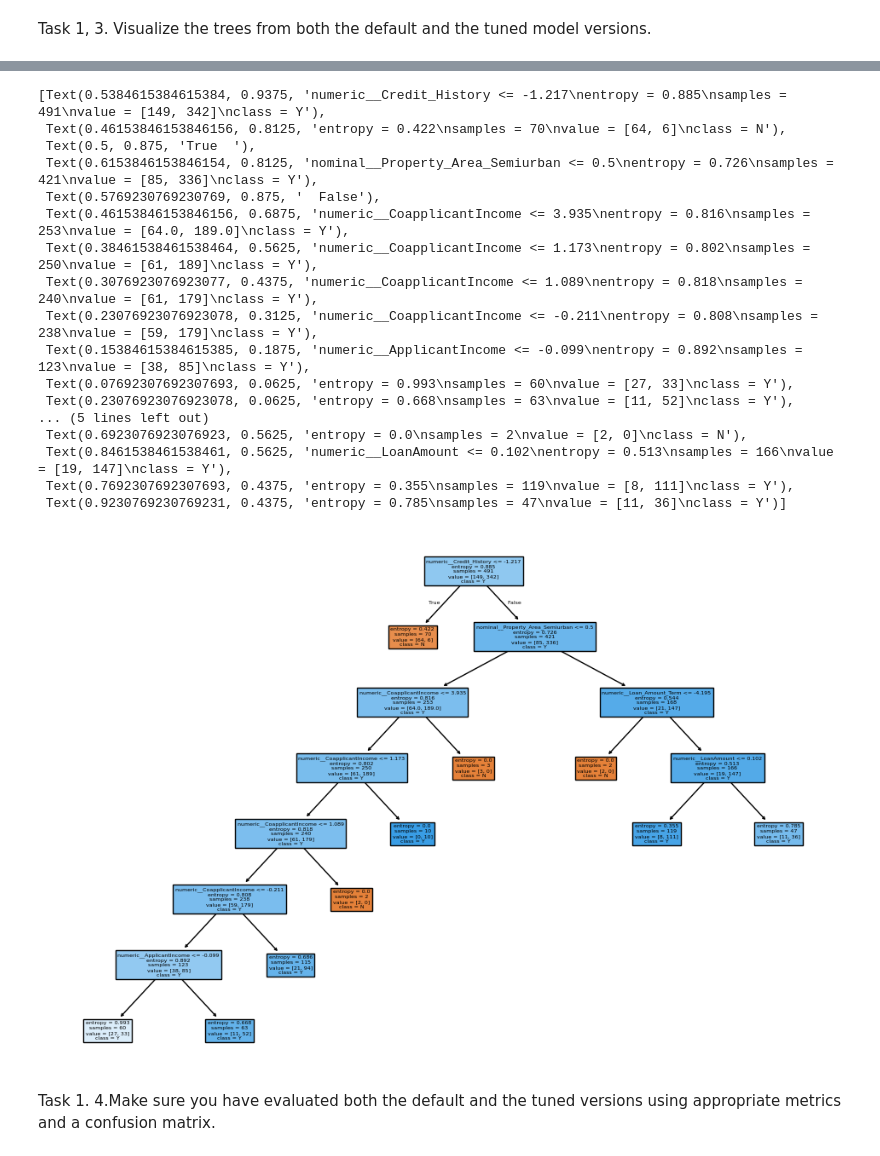
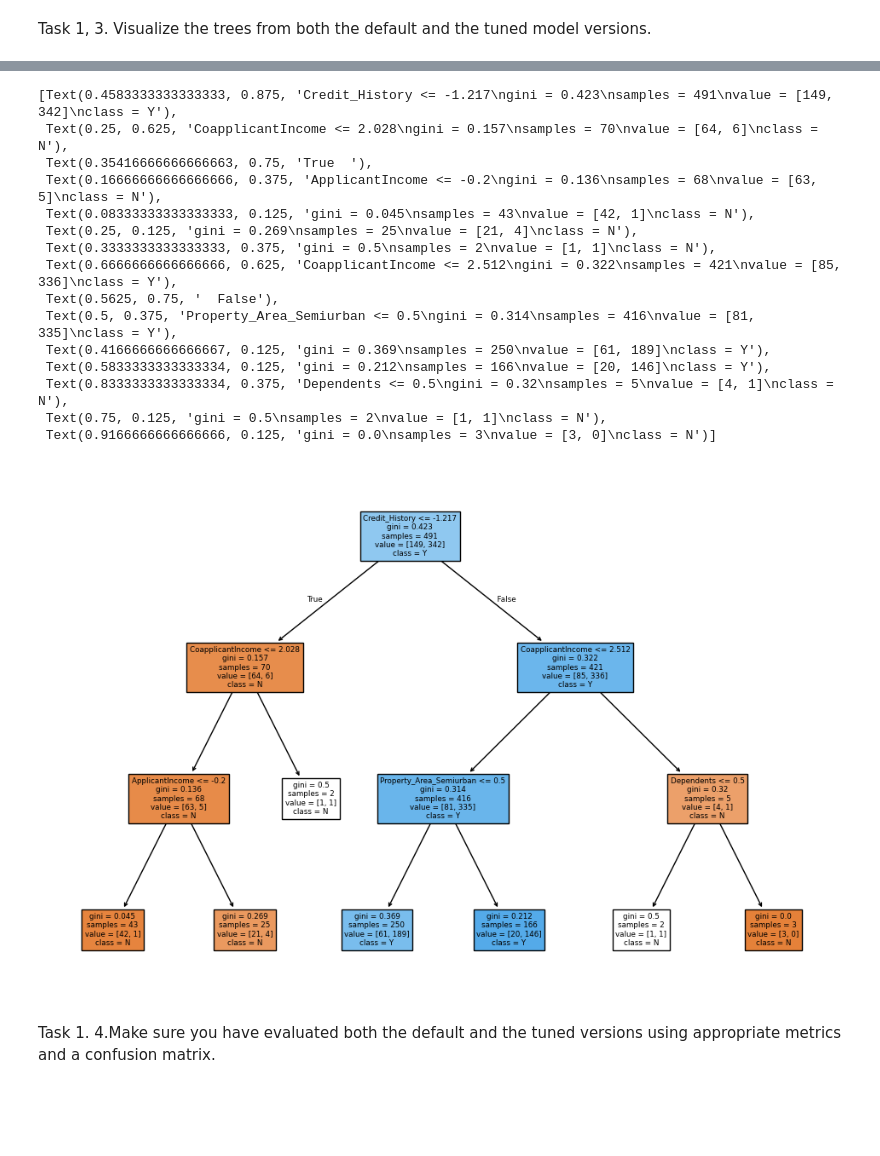
Before and after one commit to ayebaishmo/Loan_ML, a Jupyter notebook: Ayebazibwe_Ishmael.ipynb, the cells around one changed output, grey strips where cells are left out. Cells and saved outputs as stored; diff of their text form; code cells hidden in the pictures; blank space fills up the shorter version.

```diff
--- a/Ayebazibwe_Ishmael.ipynb
+++ b/Ayebazibwe_Ishmael.ipynb
@@ -236,26 +236,23 @@ Task1. 2. Then, use GridSearchCV to tune the model. Be sure to change the defaul
 Grid Search Cross-Validation (GridSearchCV) is a hyperparameter tuning technique in machine learning that helps find the best combination of hyperparameters for a model by exhaustively searching through a specified parameter grid. It evaluates a model's performance for each combination of parameters, typically using cross-validation to get an unbiased estimate of performance.
 # %%
 # Before I instatiate the Grid search
-# I need instatiate a model to be used
+# I don't need to instatiate the model again since I already have we shall use the original model
 # I need to define a dictionary of parameters (hyperparameters) to be used in the GridSearchCV
 
-# model
-model_dt = DecisionTreeClassifier()
 
 # parameters for tuning
 param_grid = {
-    'max_depth': [3, 5, 10, None],
-    'min_samples_split': [2, 5, 10],
-    'min_samples_leaf': [1, 2, 4],
-    'max_leaf_nodes': [None, 10, 20, 50],
-    'criterion': ['gini', 'entropy']
+    'dt_classifier__criterion': ['gini', 'entropy'],
+    'dt_classifier__max_depth': [3, 5, 10, None],
+    'dt_classifier__min_samples_split': [2, 5, 10],
+    'dt_classifier__min_samples_leaf': [1, 2, 4]
 }
 # %%
 #lets instatiate the grid search cv to tune model
 # The Grid search cv has different attributes
 # DecisionTreeClassifier(criterion='gini', max_depth=3, min_samples_split=2)
 grid_search = GridSearchCV(
-    estimator=model_dt,      # atrribute for the model tobe used
+    estimator=dt_default_pipeline,      # atrribute for the model tobe used
     param_grid=param_grid,   #attribute for thr parameters to tune the model with different values
     scoring="recall_macro",  # scoring metrics (Actually good for imbalanced malticlass problems)
     cv=5,                    # cross validation (we are using 5 here)
@@ -277,5 +263,5 @@ X_train_transformed.head()
 # %%
 # Lets fit the the data with the model
 # I am going to use my x training data set transformed data
-grid_search.fit(X_train_transformed, y_train)
+grid_search.fit(X_train, y_train)
 # %% [output]
@@ -297,2 +308,19 @@ DecisionTreeClassifier(criterion='entropy', max_depth=10, max_leaf_nodes=10,
 # %% [markdown]
 Task 1, 3. Visualize the trees from both the default and the tuned model versions.
+# %%
+# before I visualise I need to find the featire names for the x_train that was transformed
+# rememeber that in our pipeline we used column tranformer to encode feature so more columns were created
+# start by grabbing the column transformer
+transformed_columns = []
+ct = dt_default_pipeline.named_steps['processors']
+
+# use a loop to loop through our pipeline step for trnsforming data
+for name, transformer, columns in ct.transformers_:
+    if name == 'remainder':
+        continue
+    if hasattr(transformer, 'get_feature_names_out'):
+        names = transformer.get_feature_names_out(columns)
+    else:
+        names = columns
+    transformed_columns.extend(names)
+transformed_columns
@@ -322,26 +372,24 @@ tree.plot_tree(default_dec_tree, feature_names=X_train_transformed.columns, clas
 # %%
 # Here I am visualizing the best model from the grid search view
 plt.figure(figsize=(12,8))
-tree.plot_tree(best_model, feature_names=X_train_transformed.columns, class_names=y_train,  filled=True)
+tree.plot_tree(best_model.named_steps['dt_classifier'], feature_names=transformed_columns, class_names=y_train,  filled=True)
 # %% [output]
-[Text(0.5384615384615384, 0.9375, 'numeric__Credit_History <= -1.217\nentropy = 0.885\nsamples = 491\nvalue = [149, 342]\nclass = Y'),
- Text(0.46153846153846156, 0.8125, 'entropy = 0.422\nsamples = 70\nvalue = [64, 6]\nclass = N'),
- Text(0.5, 0.875, 'True  '),
- Text(0.6153846153846154, 0.8125, 'nominal__Property_Area_Semiurban <= 0.5\nentropy = 0.726\nsamples = 421\nvalue = [85, 336]\nclass = Y'),
- Text(0.5769230769230769, 0.875, '  False'),
- Text(0.46153846153846156, 0.6875, 'numeric__CoapplicantIncome <= 3.935\nentropy = 0.816\nsamples = 253\nvalue = [64.0, 189.0]\nclass = Y'),
- Text(0.38461538461538464, 0.5625, 'numeric__CoapplicantIncome <= 1.173\nentropy = 0.802\nsamples = 250\nvalue = [61, 189]\nclass = Y'),
- Text(0.3076923076923077, 0.4375, 'numeric__CoapplicantIncome <= 1.089\nentropy = 0.818\nsamples = 240\nvalue = [61, 179]\nclass = Y'),
- Text(0.23076923076923078, 0.3125, 'numeric__CoapplicantIncome <= -0.211\nentropy = 0.808\nsamples = 238\nvalue = [59, 179]\nclass = Y'),
- Text(0.15384615384615385, 0.1875, 'numeric__ApplicantIncome <= -0.099\nentropy = 0.892\nsamples = 123\nvalue = [38, 85]\nclass = Y'),
- Text(0.07692307692307693, 0.0625, 'entropy = 0.993\nsamples = 60\nvalue = [27, 33]\nclass = Y'),
- Text(0.23076923076923078, 0.0625, 'entropy = 0.668\nsamples = 63\nvalue = [11, 52]\nclass = Y'),
-... (5 lines left out)
- Text(0.6923076923076923, 0.5625, 'entropy = 0.0\nsamples = 2\nvalue = [2, 0]\nclass = N'),
- Text(0.8461538461538461, 0.5625, 'numeric__LoanAmount <= 0.102\nentropy = 0.513\nsamples = 166\nvalue = [19, 147]\nclass = Y'),
- Text(0.7692307692307693, 0.4375, 'entropy = 0.355\nsamples = 119\nvalue = [8, 111]\nclass = Y'),
- Text(0.9230769230769231, 0.4375, 'entropy = 0.785\nsamples = 47\nvalue = [11, 36]\nclass = Y')]
+[Text(0.4583333333333333, 0.875, 'Credit_History <= -1.217\ngini = 0.423\nsamples = 491\nvalue = [149, 342]\nclass = Y'),
+ Text(0.25, 0.625, 'CoapplicantIncome <= 2.028\ngini = 0.157\nsamples = 70\nvalue = [64, 6]\nclass = N'),
+ Text(0.35416666666666663, 0.75, 'True  '),
+ Text(0.16666666666666666, 0.375, 'ApplicantIncome <= -0.2\ngini = 0.136\nsamples = 68\nvalue = [63, 5]\nclass = N'),
+ Text(0.08333333333333333, 0.125, 'gini = 0.045\nsamples = 43\nvalue = [42, 1]\nclass = N'),
+ Text(0.25, 0.125, 'gini = 0.269\nsamples = 25\nvalue = [21, 4]\nclass = N'),
+ Text(0.3333333333333333, 0.375, 'gini = 0.5\nsamples = 2\nvalue = [1, 1]\nclass = N'),
+ Text(0.6666666666666666, 0.625, 'CoapplicantIncome <= 2.512\ngini = 0.322\nsamples = 421\nvalue = [85, 336]\nclass = Y'),
+ Text(0.5625, 0.75, '  False'),
+ Text(0.5, 0.375, 'Property_Area_Semiurban <= 0.5\ngini = 0.314\nsamples = 416\nvalue = [81, 335]\nclass = Y'),
+ Text(0.4166666666666667, 0.125, 'gini = 0.369\nsamples = 250\nvalue = [61, 189]\nclass = Y'),
+ Text(0.5833333333333334, 0.125, 'gini = 0.212\nsamples = 166\nvalue = [20, 146]\nclass = Y'),
+ Text(0.8333333333333334, 0.375, 'Dependents <= 0.5\ngini = 0.32\nsamples = 5\nvalue = [4, 1]\nclass = N'),
+ Text(0.75, 0.125, 'gini = 0.5\nsamples = 2\nvalue = [1, 1]\nclass = N'),
+ Text(0.9166666666666666, 0.125, 'gini = 0.0\nsamples = 3\nvalue = [3, 0]\nclass = N')]
-[figure, old version]
+[figure, new version]
 # %% [markdown]
 Task 1. 4.Make sure you have evaluated both the default and the tuned versions using appropriate metrics and a confusion matrix.
 # %%
```
Also changed, not shown: parts of 38 cells of this notebook.
